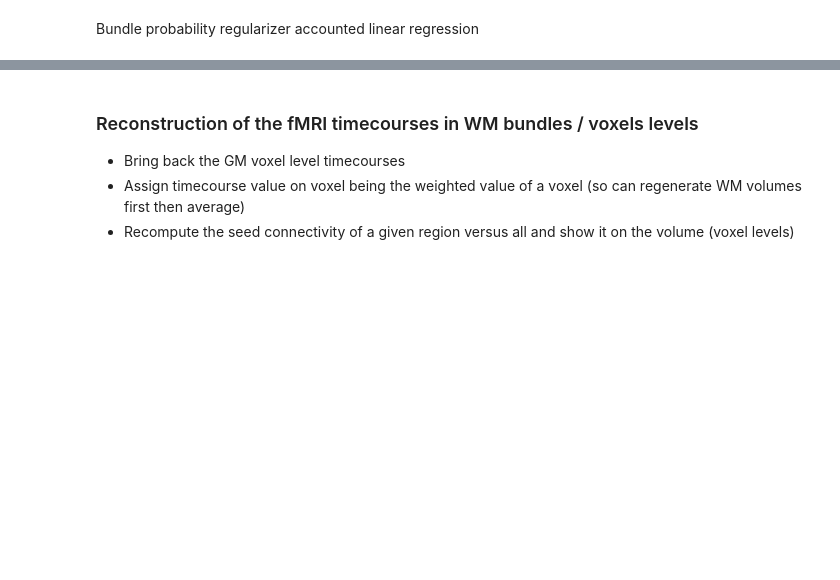
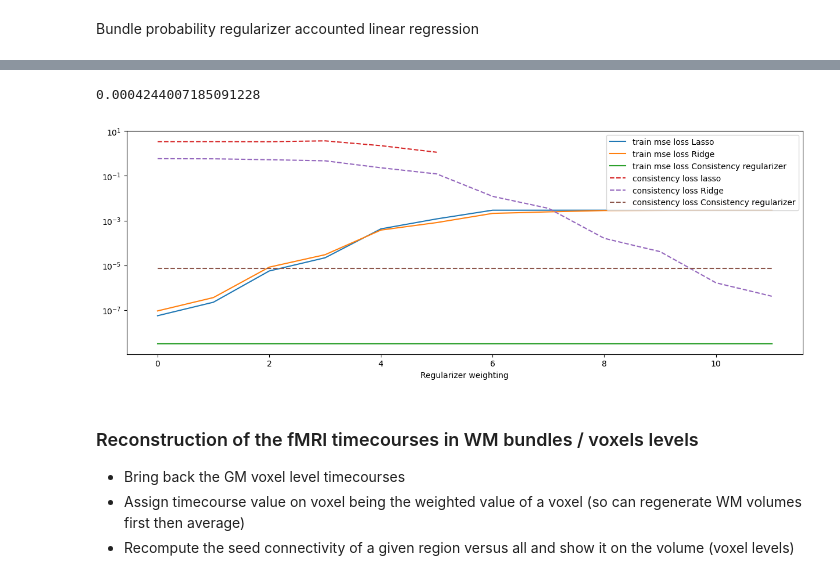
Before and after one commit to miki998/structural_wminpainting, a Jupyter notebook: functional_fiberatlas.ipynb, the cells around one changed output, grey strips where cells are left out. Saved outputs shown, nothing was run; the diff lists cells and outputs as text; code cells hidden in the pictures; blank space fills up the shorter version.

```diff
--- a/functional_fiberatlas.ipynb
+++ b/functional_fiberatlas.ipynb
@@ -251,5 +273,5 @@ scores_lasso = []
 for k in tqdm(range(len(regularizers_lasso))):
     clf = Lasso(alpha=regularizers_lasso[k])
     clf.fit(X.T, y)
-    scores_lasso.append(clf.score(X.T,y))
+    scores_lasso.append(((clf.predict(X.T) - y) ** 2).mean())
     coefs_lasso.append(clf.coef_)
@@ -319,3 +358,29 @@ consistency_regularizer(coefs_lasso[4], Cscale1, 1)
+# %%
+lreg_scores = np.zeros_like(scores)
+lreg_scores[:] = loss_func(y_pred, ytorch).detach().item()
+# %%
+consistency_scores_lasso = np.array([consistency_regularizer(coefs_lasso[i], Cscale1) for i in range(len(coefs_lasso))])
+consistency_scores = np.array([consistency_regularizer(coefs[i], Cscale1) for i in range(len(coefs))])
+consistency_scores_lasso[consistency_scores_lasso == 0] = np.nan
+consistency_scores[consistency_scores == 0] = np.nan
+consistency_scores_lreg = np.zeros_like(scores)
+consistency_scores_lreg[:] = consistency_regularizer(mlp_weight, Cscale1)
+# %%
+fig, ax = plt.subplots(1, figsize=(15,5))
+ax.plot(scores_lasso, label='train mse loss Lasso')
+ax.plot(scores, label='train mse loss Ridge')
+ax.plot(lreg_scores, label='train mse loss Consistency regularizer')
+ax.set_yscale('log')
+
+ax.plot(consistency_scores_lasso, linestyle='--', label='consistency loss lasso')
+ax.plot(consistency_scores, linestyle='--', label='consistency loss Ridge')
+ax.plot(consistency_scores_lreg, linestyle='--', label='consistency loss Consistency regularizer')
+ax.legend()
+ax.set_xlabel('Regularizer weighting')
+scores_lasso[np.argmax(np.abs(np.diff(scores_lasso)))-1]
+# %% [output]
+0.0004244007185091228
+[figure, added]
 # %% [markdown]
 ### Reconstruction of the fMRI timecourses in WM bundles / voxels levels
 
```
Also changed, not shown: parts of 18 cells of this notebook.
